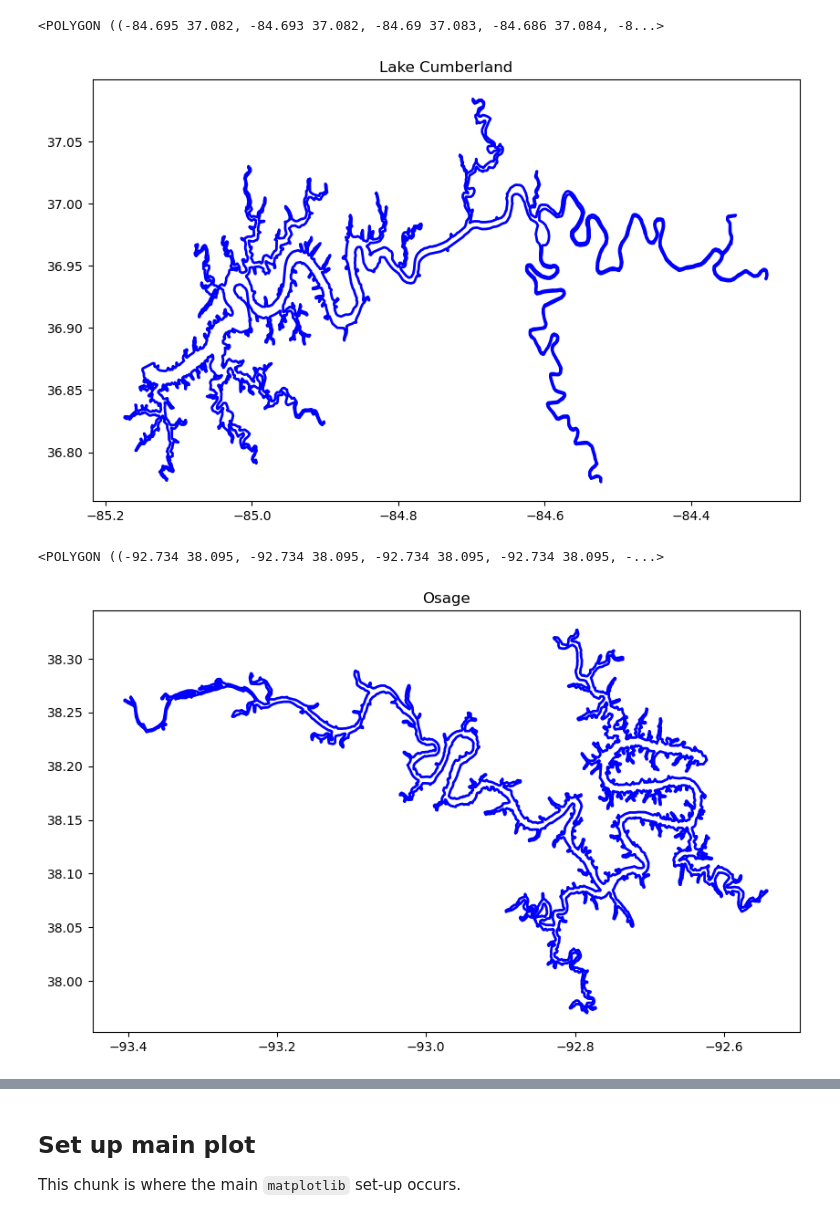
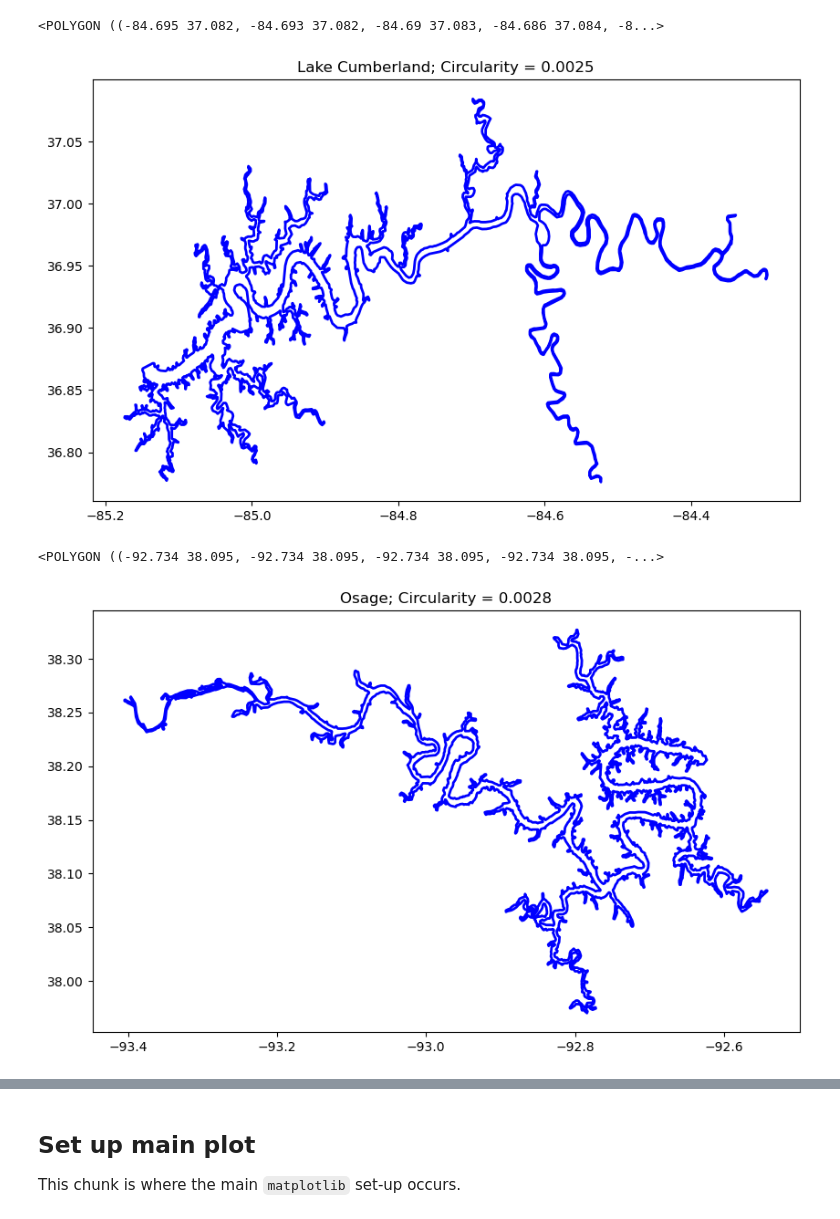
Before and after one commit to DOI-USGS/vizlab-chart-challenge-23, a Jupyter notebook: 11_circular_jhariharan/empty_template_script.ipynb, the cells around one changed output, grey strips where cells are left out. Drawn from its saved outputs; the diff is of its cells as text; code cells hidden in the pictures.

```diff
--- a/11_circular_jhariharan/empty_template_script.ipynb
+++ b/11_circular_jhariharan/empty_template_script.ipynb
@@ -147,14 +176,14 @@ least_circular_geom
 # %%
 # plot figure
 fig, ax = plt.subplots(figsize=(10, 6))
 # plot the lake
 x, y = least_circular_geom.exterior.xy
 ax.plot(x, y, color="blue", linewidth=2)
 # add the name of the lake
-ax.set_title(f"{least_circular_name}")
+ax.set_title(f"{least_circular_name}" + f"; Circularity = {least_circular_circ:.4f}")
 plt.show()
 # %% [output]
-[figure, old version]
+[figure, new version]
 # %%
 # second least circular lake
 # get the index of the second least circular lake
@@ -176,7 +205,7 @@ fig, ax = plt.subplots(figsize=(10, 6))
 x, y = second_least_circular_geom.exterior.xy
 ax.plot(x, y, color="blue", linewidth=2)
 # add the name of the lake
-ax.set_title(f"{second_least_circular_name}")
+ax.set_title(f"{second_least_circular_name}" + f"; Circularity = {second_least_circular_circ:.4f}")
 plt.show()
 # %% [output]
-[figure, old version]
+[figure, new version]
```
Also changed, not shown: parts of 20 cells of this notebook.
